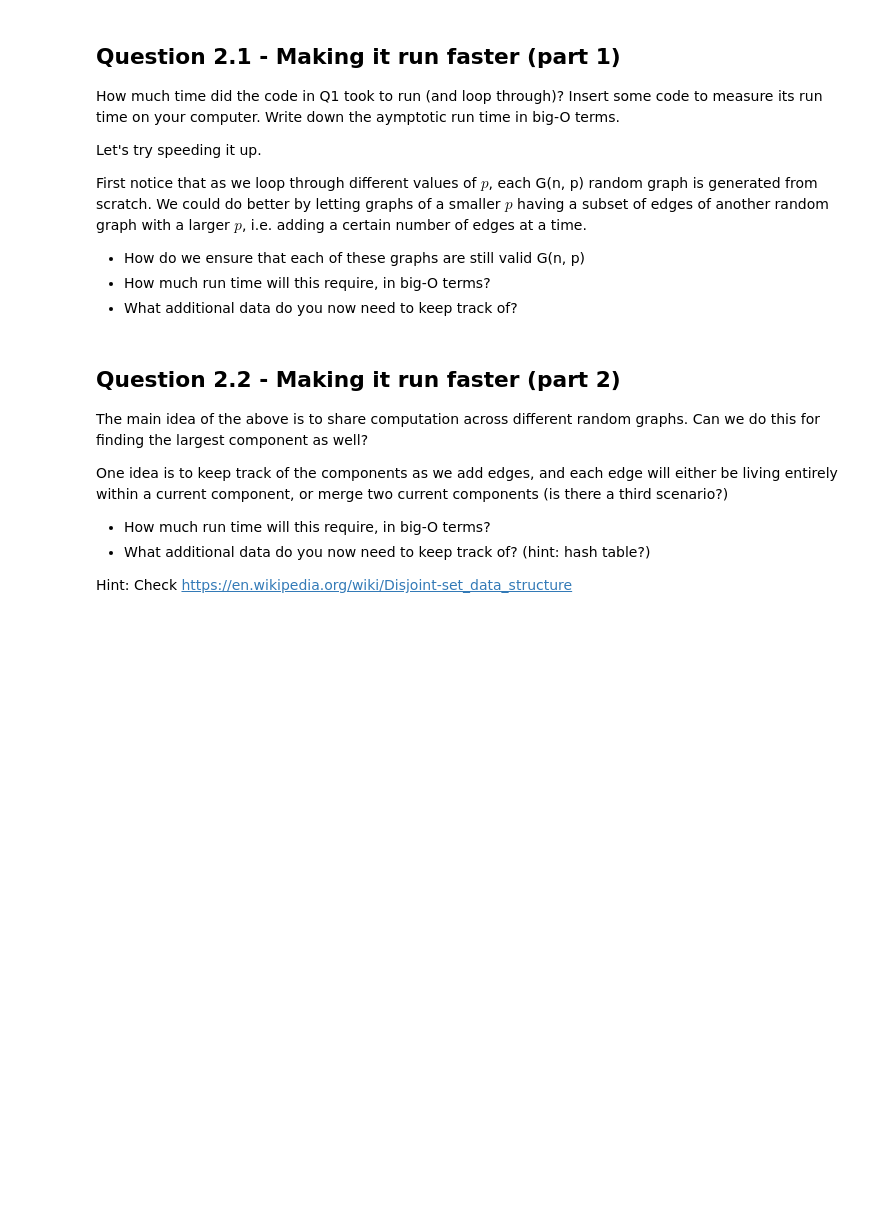
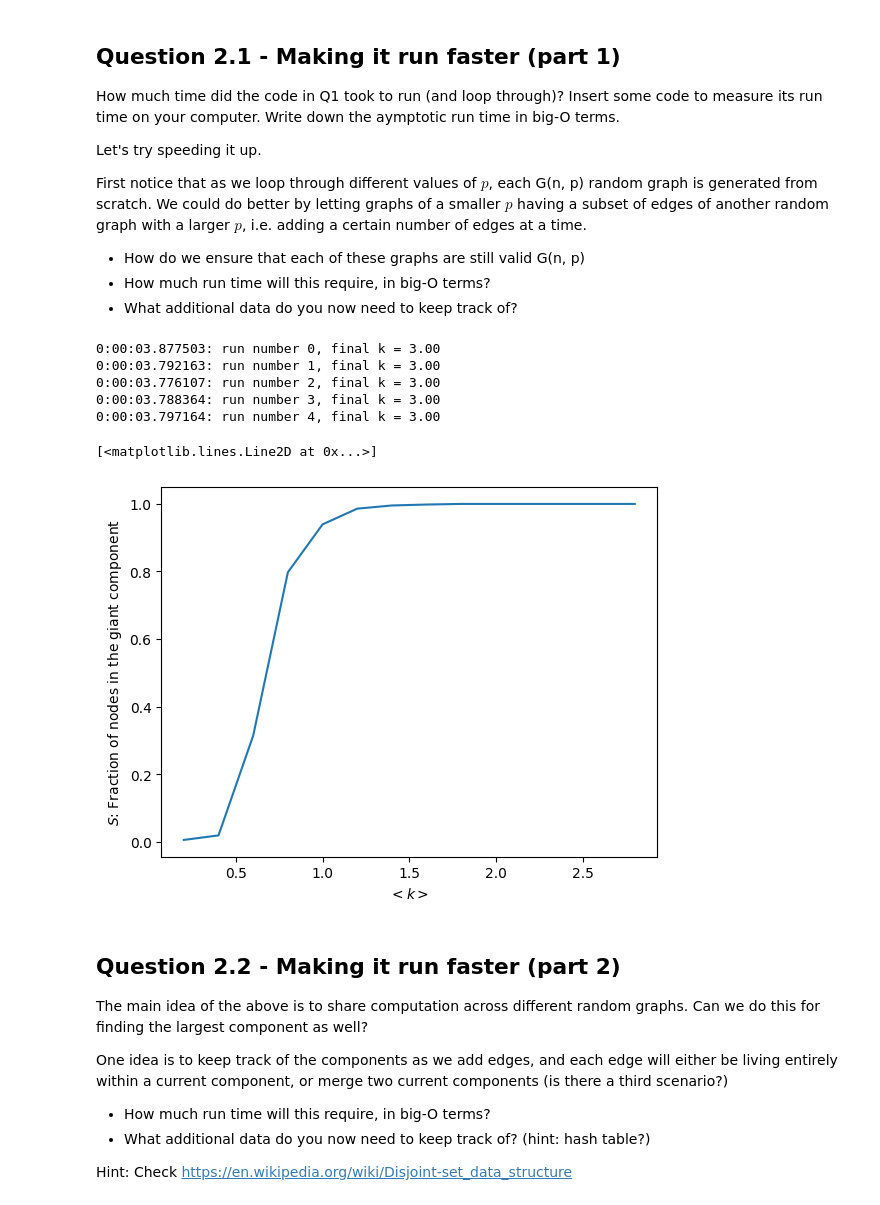
Before and after one commit to Daniel53245/NetworkSciencePractive, a Jupyter notebook: wk3-components-work.ipynb, the cells around one changed output. Cells and saved outputs as stored; diff of their text form; code cells hidden in the pictures; blank space fills up the shorter version.

```diff
--- a/wk3-components-work.ipynb
+++ b/wk3-components-work.ipynb
@@ -49,7 +54,7 @@ def load_data_from_csv(file_path):
 
 # download this file http://syntagmatic.github.io/exposedata/marvel/data/hero-network.csv
 # CHANGE THE NEXT LINE TO YOUR FILE PATH
-marvel_hero_file = './hero-network.csv'
+marvel_hero_file = './graph-dataset/hero-network.csv'
 raw_data = load_data_from_csv(marvel_hero_file)
 
 len(raw_data)
@@ -142,9 +170,15 @@ First notice that as we loop through different values of $p$, each G(n, p) rando
 * What additional data do you now need to keep track of?
 # %%
 """
-   insert some code here
+1. For every edge generate in p, if it will still present in new graph ?
+2. for ever edge not generated in p, will it be generated in a new graph.?
+still n^2
 """
-
+"""
+1. Calculate current number of edges
+2. Calculate the expected num of edges in the new graph
+3. For the different, calculate the probability of the edge being present in the new graph(unconnected nodes)
+"""
 n = 4000
 k_init = 0.2       # average degree and its increment
 k_increment = 0.2
@@ -154,35 +188,57 @@ num_rerun = 5
 S_sum = np.zeros(int((k_max - k_init)/k_increment) + 1)
 k_simulated = []
 
 for i in range(num_rerun):
     """
        insert some code here, generate your initial graph and ...
     """
+
     cur_k = k_init
+    G = nx.erdos_renyi_graph(n, 0)
     comp_size = []
     tic = datetime.now()
     while cur_k < k_max:
         ###################################
         """
            put your code here, append each result at cur_k into the list comp_size
         """
-        result_k = 0 # Change this
+        #modify the graph here
+        #calculate the current number of edges
+        cur_edges = G.number_of_edges()
+        #calculate the expected number of edges
+        expected_edges = (cur_k*n)/2
+        #calculate the probability of the edge being present in the new graph
+        p = expected_edges/((n*(n-1)/2)-cur_edges)
+        # for every nodes not connected to eachother genrate random edge accoring to p
+        nodes = list(G.nodes())
+        for u,v in itertools.combinations(nodes, 2):
+            if not G.has_edge(u,v):
+                if np.random.rand() < p:
+                    G.add_edge(u,v)
 
-
+        result_k = len(max(nx.connected_components(G), key=len))
         ###################################
         comp_size.append(result_k)
         if i==0:
             k_simulated.append(cur_k)
         cur_k += k_increment
     toc = datetime.now()
     print("%s: run number %d, final k = %0.2f " % (toc - tic, i, cur_k) )
     S_sum += comp_size
 
 # Plotting Routine, no need to change
 S = S_sum/(num_rerun*n)
 plt.xlabel("$<k>$")
 plt.ylabel("$S$: Fraction of nodes in the giant component")
 plt.plot(k_simulated, S)
+# %% [output]
+0:00:03.877503: run number 0, final k = 3.00
+0:00:03.792163: run number 1, final k = 3.00
+0:00:03.776107: run number 2, final k = 3.00
+0:00:03.788364: run number 3, final k = 3.00
+0:00:03.797164: run number 4, final k = 3.00
+[<matplotlib.lines.Line2D at 0x...>]
+[figure, added]
 # %% [markdown]
 ## Question 2.2 - Making it run faster (part 2)
 
```
Also changed, not shown: parts of 6 cells of this notebook, 4 other files.
